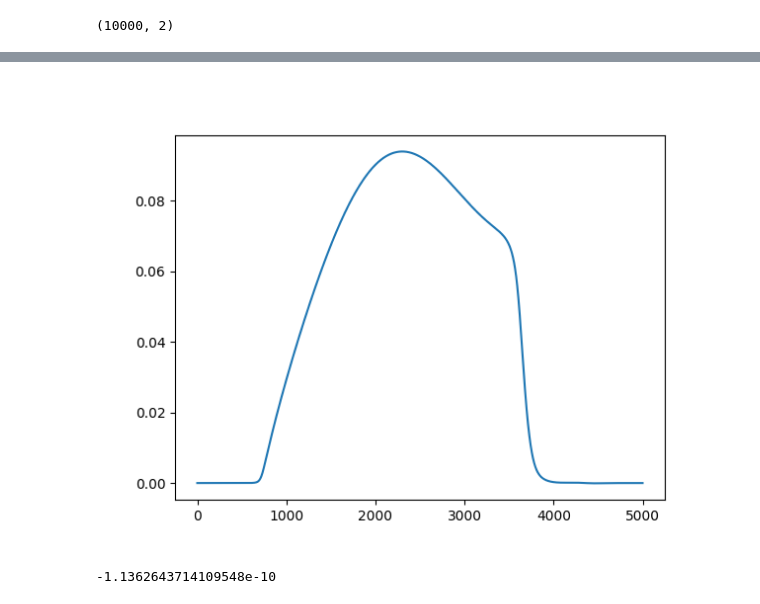
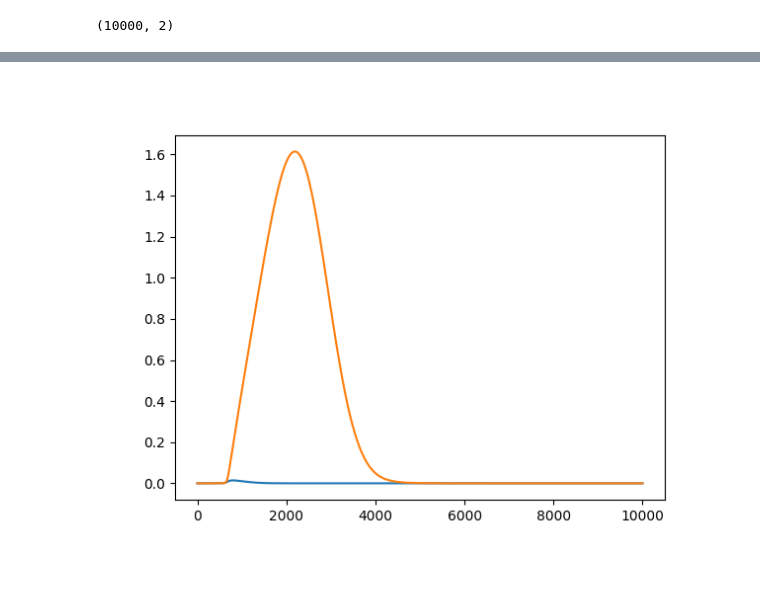
Before and after one commit to Bbosc/GDSOA, a Jupyter notebook: main.ipynb, the cells around one changed output, grey strips where cells are left out. Drawn from its saved outputs; the diff is of its cells as text; code cells hidden in the pictures.

```diff
--- a/main.ipynb
+++ b/main.ipynb
@@ -90,11 +83,8 @@ plt.show()
 # %%
-sigma =np.stack(ds.gr_logger)
+embed =np.stack(e.p_logger)
 plt.figure()
-plt.plot(range(sigma.shape[0]), sigma)
+plt.plot(range(embed.shape[0]), embed[:, :, 0])
+plt.plot(range(embed.shape[0]), embed[:, :, 1])
 plt.show()
 # %% [output]
-[figure, old version]
+[figure, new version]
-# %%
-np.min(sigma[:1000])
-# %% [output]
--1.1362643714109548e-10
```
Also changed, not shown: parts of 5 cells of this notebook, 2 other files.
